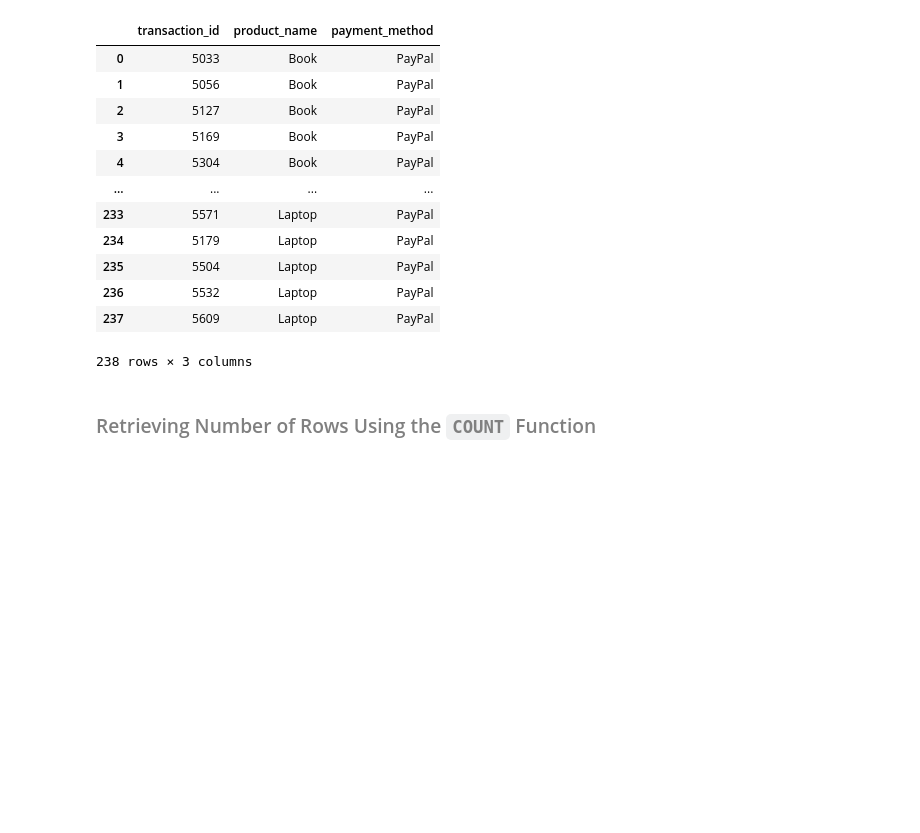
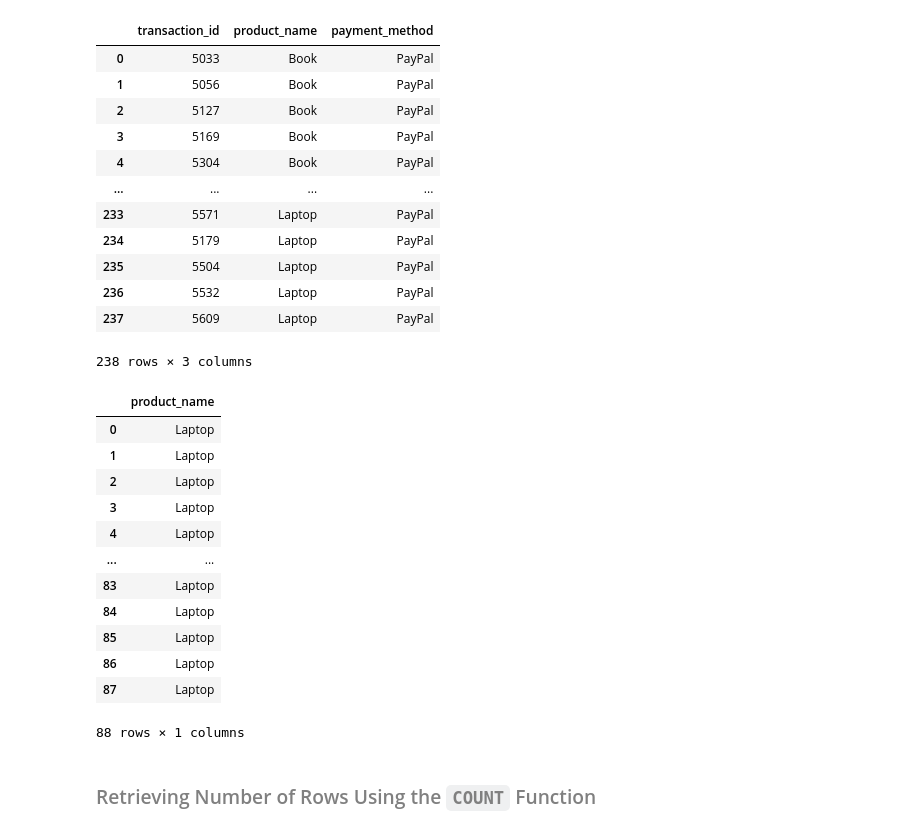
Before and after one commit to bdixit25/DataScience_Courses, a Jupyter notebook: Course_2_SQL_for_Data_Science/Module_1/Module_1.ipynb, the cells around one changed output. Saved outputs shown, nothing was run; the diff lists cells and outputs as text; code cells hidden in the pictures; blank space fills up the shorter version.

```diff
--- a/Course_2_SQL_for_Data_Science/Module_1/Module_1.ipynb
+++ b/Course_2_SQL_for_Data_Science/Module_1/Module_1.ipynb
@@ -504,13 +504,27 @@ run_sql(query4)
 # %%
 # Finding a string pattern
 
 query5="""
 SELECT product_name
 FROM df
 WHERE product_name LIKE '%top'
 """
 
-run_
+run_sql(query5)
+# %% [output]
+|  | product_name |
+| 0 | Laptop |
+| 1 | Laptop |
+| 2 | Laptop |
+| 3 | Laptop |
+| 4 | Laptop |
+| ... | ... |
+| 83 | Laptop |
+| 84 | Laptop |
+| 85 | Laptop |
+| 86 | Laptop |
+| 87 | Laptop |
+88 rows × 1 columns
 # %% [markdown]
 ### <font color='grey'> Retrieving Number of Rows Using the `COUNT` Function </font>
 # %%
```
Also changed, not shown: parts of 2 cells of this notebook.
